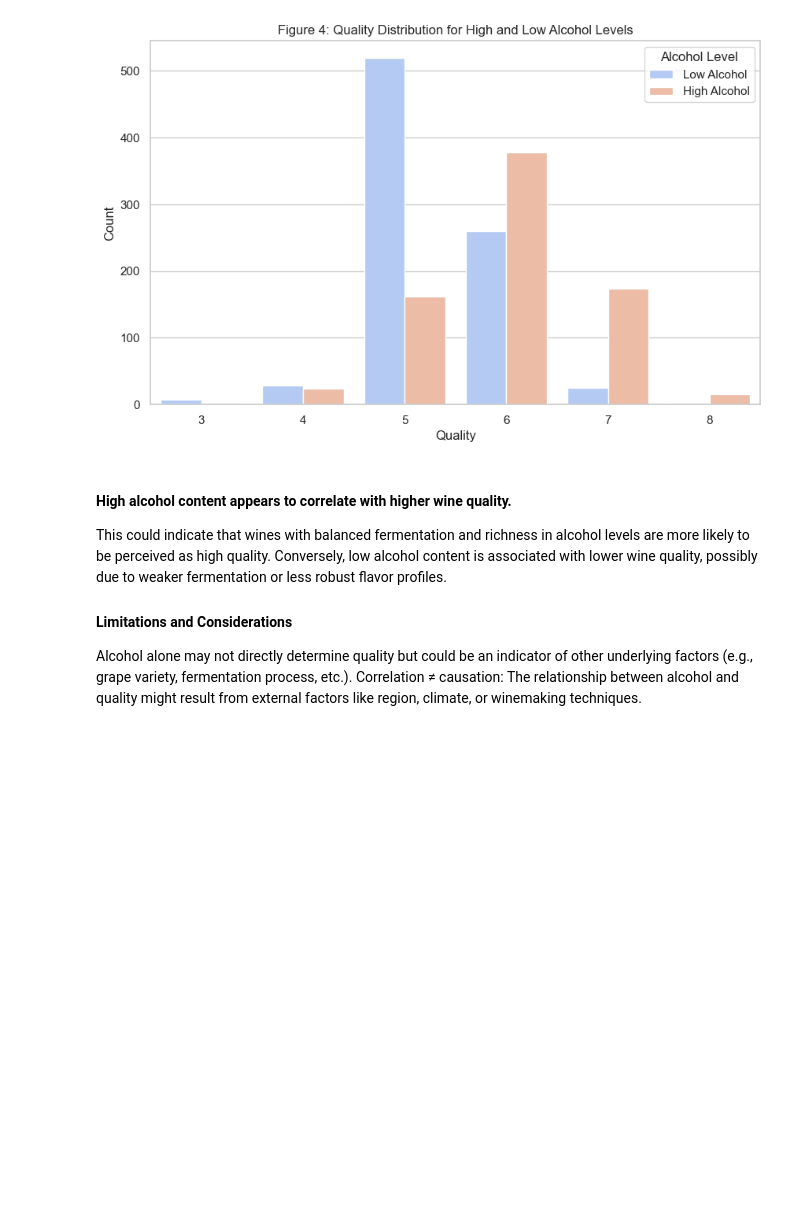
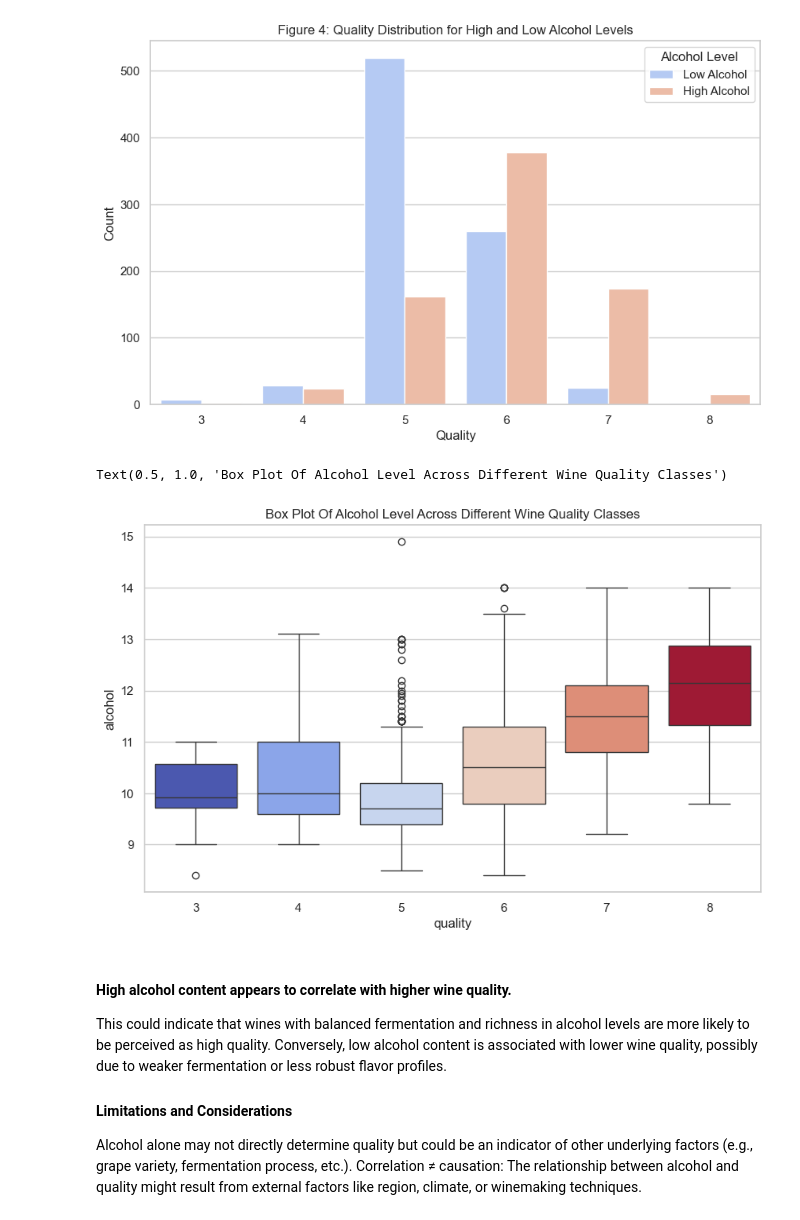
Before and after one commit to airbagdeer/tabular-ds-project, a Jupyter notebook: EX1.ipynb, the cells around one changed output. Drawn from its saved outputs; the diff is of its cells as text; code cells hidden in the pictures; blank space fills up the shorter version.

```diff
--- a/EX1.ipynb
+++ b/EX1.ipynb
@@ -303,6 +303,13 @@ plt.legend(['Low Alcohol', 'High Alcohol'], title='Alcohol Level')
 plt.show()
 # %% [output]
 [figure]
+# %%
+plt.figure(figsize=(10, 6))
+sns.boxplot(data=dfr, y ='alcohol',x = target, hue=target, legend=False, palette='coolwarm')
+plt.title('Box Plot Of Alcohol Level Across Different Wine Quality Classes')
+# %% [output]
+Text(0.5, 1.0, 'Box Plot Of Alcohol Level Across Different Wine Quality Classes')
+[figure, added]
 # %% [markdown]
 #### High alcohol content appears to correlate with higher wine quality.
 This could indicate that wines with balanced fermentation and richness in alcohol levels are more likely to be perceived as high quality.
```
